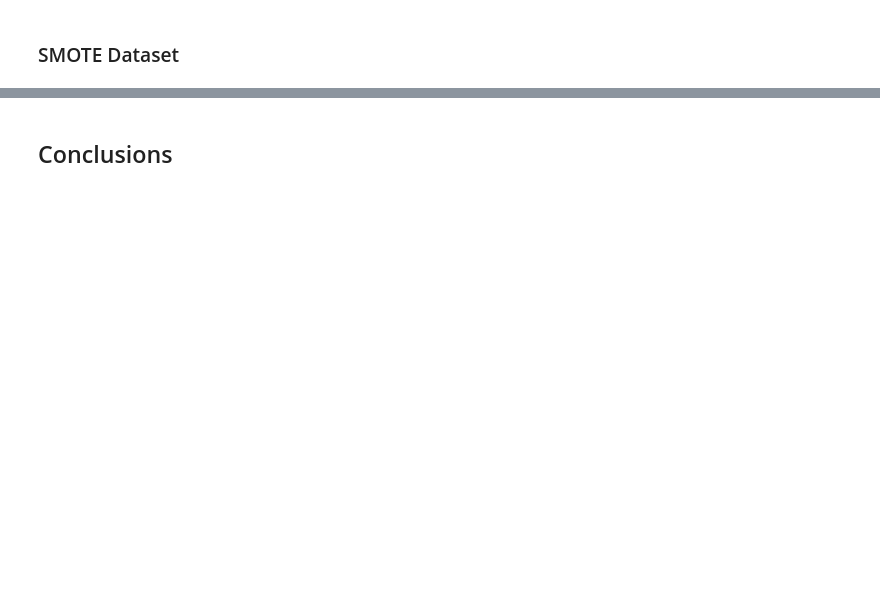
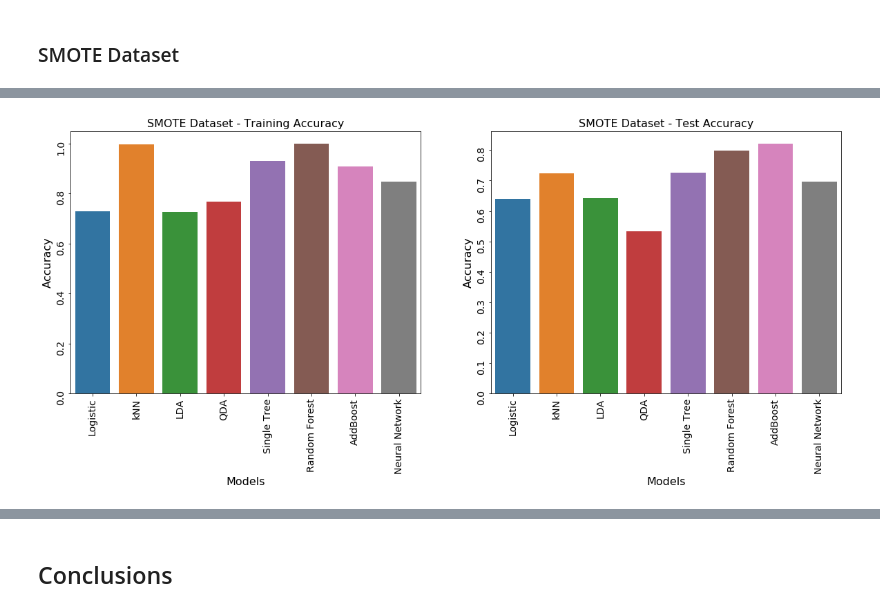
Before and after one commit to hz336/CS109A_LendingClub, a Jupyter notebook: notebooks/LC_Conclusion.ipynb, the cells around one changed output, grey strips where cells are left out. Drawn from its saved outputs; the diff is of its cells as text; code cells hidden in the pictures; blank space fills up the shorter version.

```diff
--- a/notebooks/LC_Conclusion.ipynb
+++ b/notebooks/LC_Conclusion.ipynb
@@ -66,3 +74,19 @@ g2.tick_params(labelsize=14, rotation=90)
+# %%
+f, ax = plt.subplots(1, 2, figsize=(20,7))
+
+g1 = sns.barplot(results_sm['model'], results_sm['train_acc'], data=results_sm, ax=ax[0])
+g1.set_title('SMOTE Dataset - Training Accuracy', fontsize=16)
+g1.set_xlabel('Models', fontsize=16)
+g1.set_ylabel('Accuracy', fontsize=16)
+g1.tick_params(labelsize=14, rotation=90)
+
+g2 = sns.barplot(results_sm['model'], results_sm['test_acc'], data=results_sm, ax=ax[1])
+g2.set_title('SMOTE Dataset - Test Accuracy', fontsize=16)
+g2.set_xlabel('Models', fontsize=16)
+g2.set_ylabel('Accuracy', fontsize=16)
+g2.tick_params(labelsize=14, rotation=90)
+# %% [output]
+[figure, added]
 # %%
 f, ax = plt.subplots(1, 3, figsize=(20,7))
 
```
Also changed, not shown: parts of 9 cells of this notebook, 56 other files.
